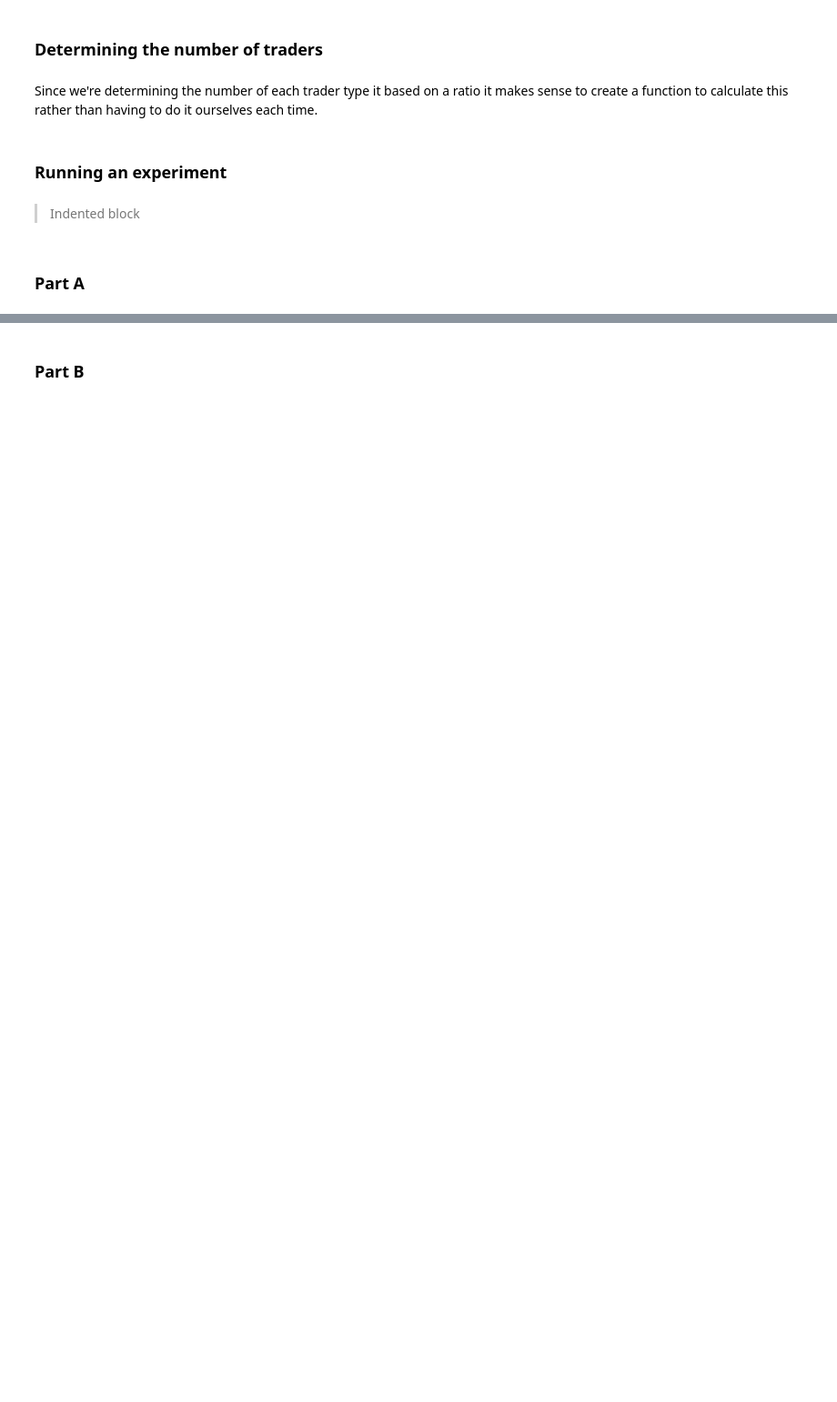
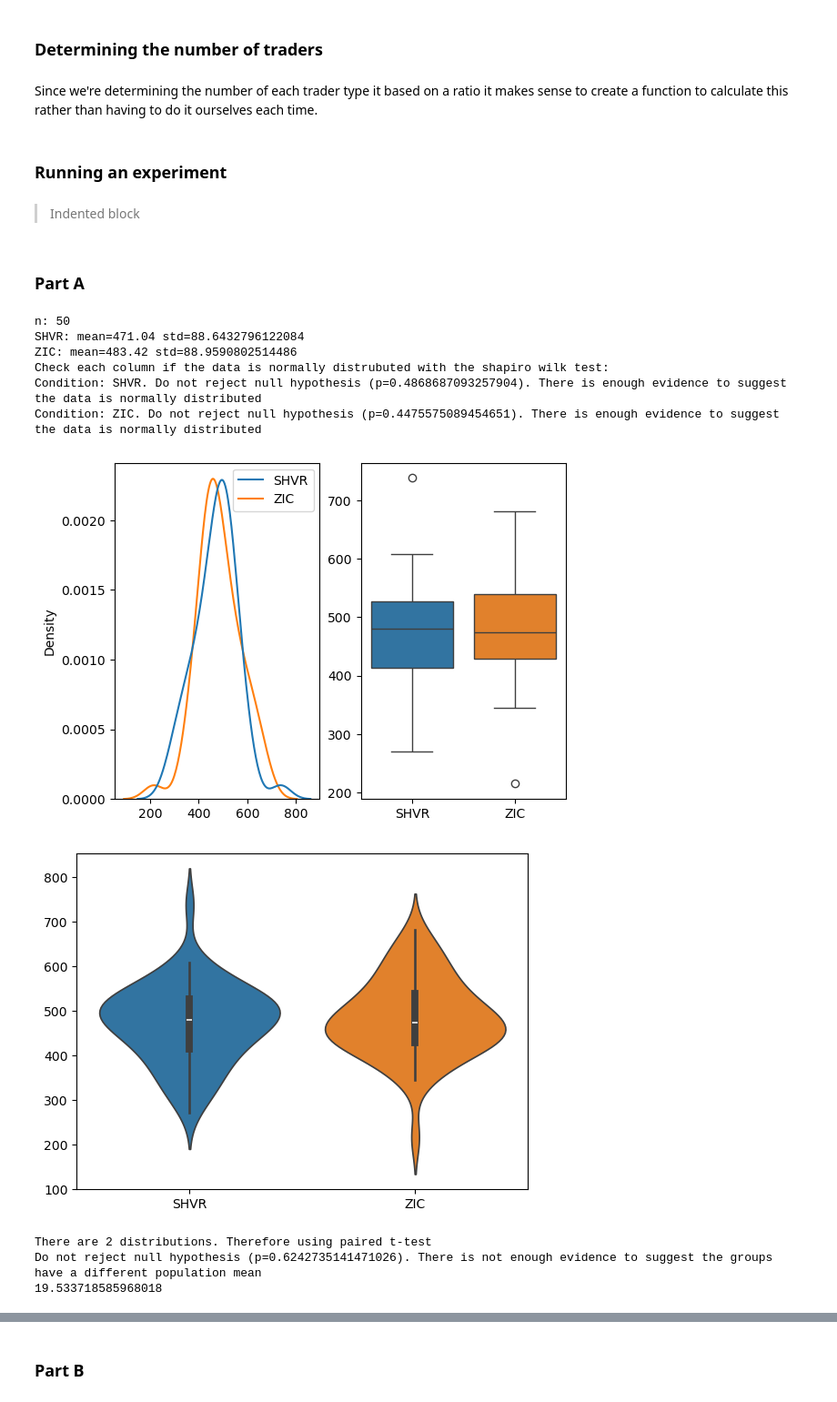
Before and after one commit to ImranZaminAli/fintech_cw, a Jupyter notebook: cw.ipynb, the cells around one changed output, grey strips where cells are left out. Shown at 91% size. Saved outputs shown, nothing was run; the diff lists cells and outputs as text; code cells hidden in the pictures; blank space fills up the shorter version.

```diff
--- a/cw.ipynb
+++ b/cw.ipynb
@@ -147,6 +189,23 @@ dump_flags = {'dump_blotters': False, 'dump_lobs': False, 'dump_strats': False,
               'dump_avgbals': True, 'dump_tape': False}
 trial_id = 'smith_chart'
 initial_seed = 100
+# %%
+import time
+t1 = time.time()
+run_experiment(50, (trial_id, start_time, end_time, traders_specs, order_sched, dump_flags, verbose), initial_seed)
+print(time.time() - t1)
+# %% [output]
+n: 50
+SHVR: mean=471.04 std=88.6432796122084
+ZIC: mean=483.42 std=88.9590802514486
+Check each column if the data is normally distrubuted with the shapiro wilk test:
+Condition: SHVR. Do not reject null hypothesis (p=0.4868687093257904). There is enough evidence to suggest the data is normally distributed
+Condition: ZIC. Do not reject null hypothesis (p=0.4475575089454651). There is enough evidence to suggest the data is normally distributed
+[figure, added]
+[figure, added]
+There are 2 distributions. Therefore using paired t-test
+Do not reject null hypothesis (p=0.6242735141471026). There is not enough evidence to suggest the groups have a different population mean
+19.533718585968018
 # %%
 # for i in tqdm(range(n)):
 #     random.seed(100) # changing the seed value will give us different seqences of random numbers
```
Also changed, not shown: parts of 14 cells of this notebook, 1 other file.
